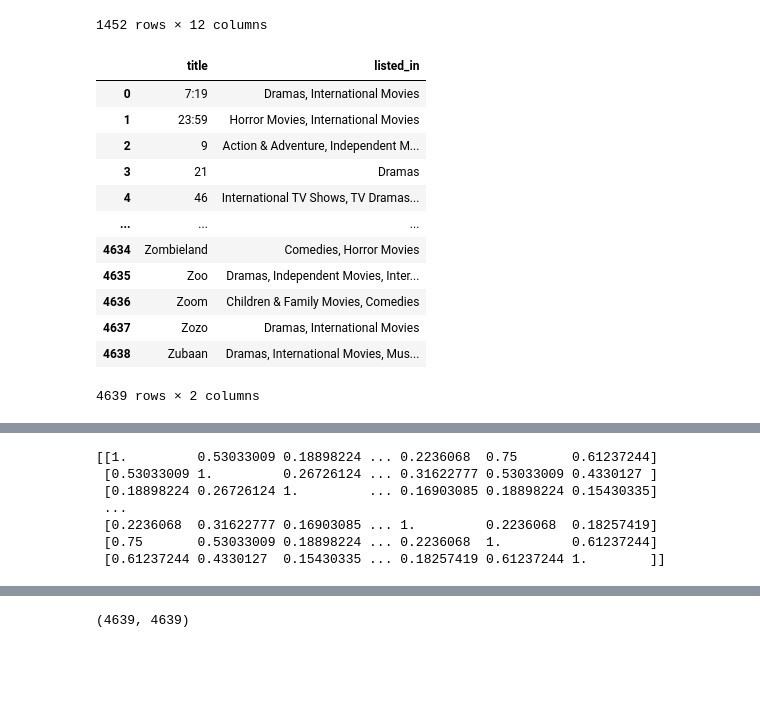
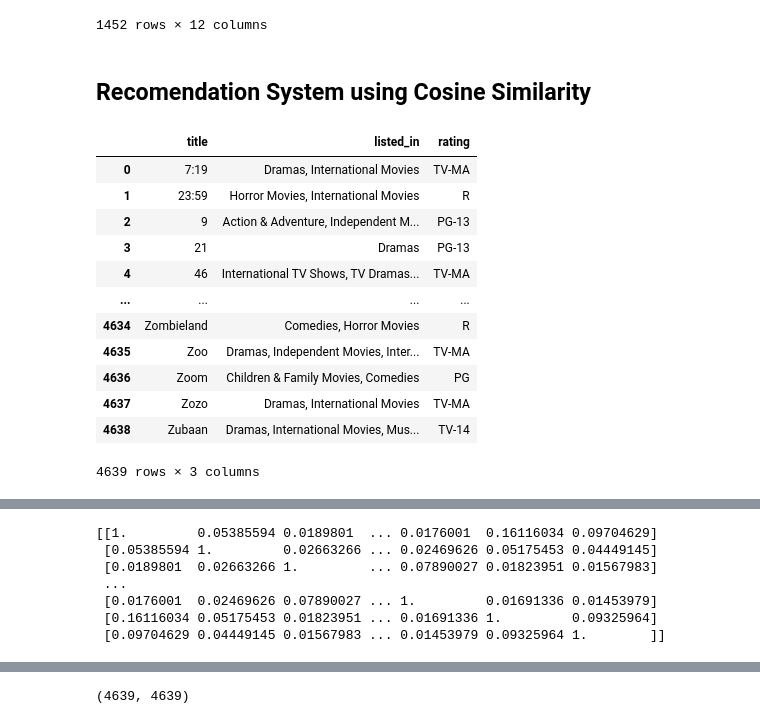
Before and after one commit to sieniecelicia19/eda-netflix, a Jupyter notebook: EDA-Netflix.ipynb, the cells around one changed output, grey strips where cells are left out. Saved outputs shown, nothing was run; the diff lists cells and outputs as text; code cells hidden in the pictures; blank space fills up the shorter version.

```diff
--- a/EDA-Netflix.ipynb
+++ b/EDA-Netflix.ipynb
@@ -953,23 +1213,25 @@ df.loc[(df['date_added'] > '2017') & (df['country'] == 'United States')]
 | 7778 | s7779 | Movie | Zombieland | Ruben Fleischer | Jesse Eisenberg, Woody Harrelson,... | United States | 2019-11-01 | 2009 | R | 88 min | ... |
 | 7781 | s7782 | Movie | Zoom | Peter Hewitt | Tim Allen, Courteney Cox, Chevy C... | United States | 2020-01-11 | 2006 | PG | 88 min | ... |
 1452 rows × 12 columns
+# %% [markdown]
+## Recomendation System using Cosine Similarity
 # %%
-selected_kolom = ['title','listed_in']
+selected_kolom = ['title','listed_in', 'rating']
 fiveyearadded[selected_kolom]
 # %% [output]
-|  | title | listed_in |
-| 0 | 7:19 | Dramas, International Movies |
-| 1 | 23:59 | Horror Movies, International Movies |
-| 2 | 9 | Action & Adventure, Independent M... |
-| 3 | 21 | Dramas |
-| 4 | 46 | International TV Shows, TV Dramas... |
-| ... | ... | ... |
-| 4634 | Zombieland | Comedies, Horror Movies |
-| 4635 | Zoo | Dramas, Independent Movies, Inter... |
-| 4636 | Zoom | Children & Family Movies, Comedies |
-| 4637 | Zozo | Dramas, International Movies |
-| 4638 | Zubaan | Dramas, International Movies, Mus... |
+|  | title | listed_in | rating |
+| 0 | 7:19 | Dramas, International Movies | TV-MA |
+| 1 | 23:59 | Horror Movies, International Movies | R |
+| 2 | 9 | Action & Adventure, Independent M... | PG-13 |
+| 3 | 21 | Dramas | PG-13 |
+| 4 | 46 | International TV Shows, TV Dramas... | TV-MA |
+| ... | ... | ... | ... |
+| 4634 | Zombieland | Comedies, Horror Movies | R |
+| 4635 | Zoo | Dramas, Independent Movies, Inter... | TV-MA |
+| 4636 | Zoom | Children & Family Movies, Comedies | PG |
+| 4637 | Zozo | Dramas, International Movies | TV-MA |
+| 4638 | Zubaan | Dramas, International Movies, Mus... | TV-14 |
-4639 rows × 2 columns
+4639 rows × 3 columns
 # %%
 result = []
 for _, asd in fiveyearadded.iterrows():
@@ -1017,14 +1280,15 @@ cm = CountVectorizer().fit_transform(fiveyearadded['features'])
 # %%
 cs = cosine_similarity(cm)
-print(cs)
+cs2 = cosine_similarity(cf)
+print(cs2)
 # %% [output]
-[[1.         0.53033009 0.18898224 ... 0.2236068  0.75       0.61237244]
- [0.53033009 1.         0.26726124 ... 0.31622777 0.53033009 0.4330127 ]
- [0.18898224 0.26726124 1.         ... 0.16903085 0.18898224 0.15430335]
+[[1.         0.05385594 0.0189801  ... 0.0176001  0.16116034 0.09704629]
+ [0.05385594 1.         0.02663266 ... 0.02469626 0.05175453 0.04449145]
+ [0.0189801  0.02663266 1.         ... 0.07890027 0.01823951 0.01567983]
  ...
- [0.2236068  0.31622777 0.16903085 ... 1.         0.2236068  0.18257419]
- [0.75       0.53033009 0.18898224 ... 0.2236068  1.         0.61237244]
- [0.61237244 0.4330127  0.15430335 ... 0.18257419 0.61237244 1.        ]]
+ [0.0176001  0.02469626 0.07890027 ... 1.         0.01691336 0.01453979]
+ [0.16116034 0.05175453 0.01823951 ... 0.01691336 1.         0.09325964]
+ [0.09704629 0.04449145 0.01567983 ... 0.01453979 0.09325964 1.        ]]
 # %%
 cm
 # %% [output]
```
Also changed, not shown: parts of 69 cells of this notebook.
